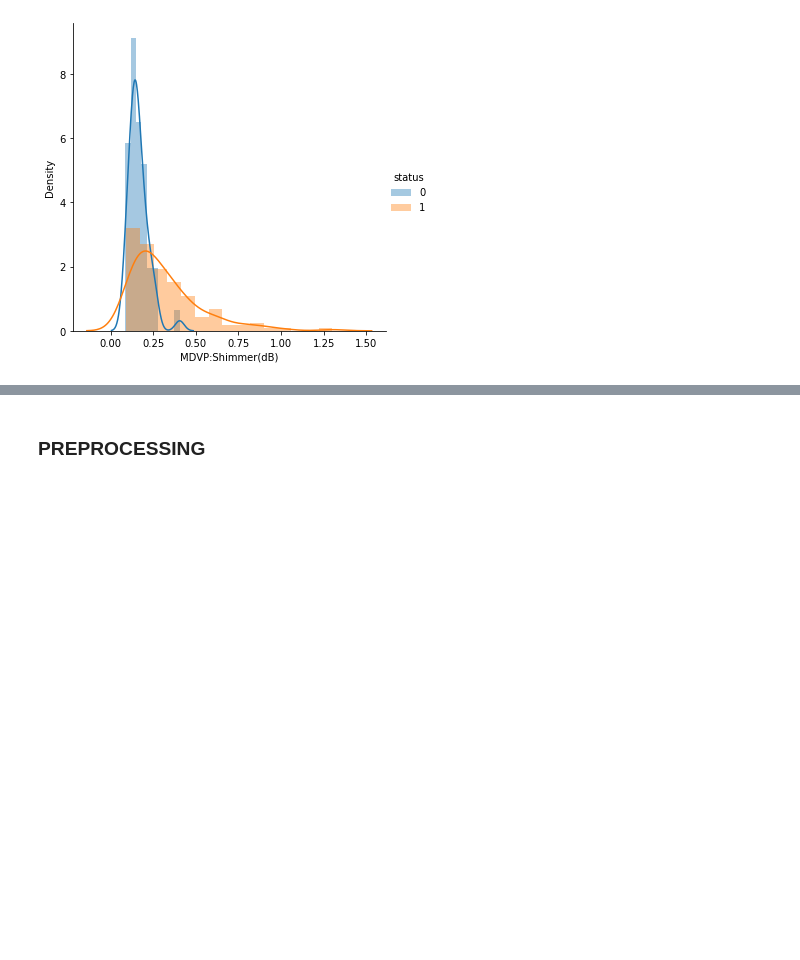
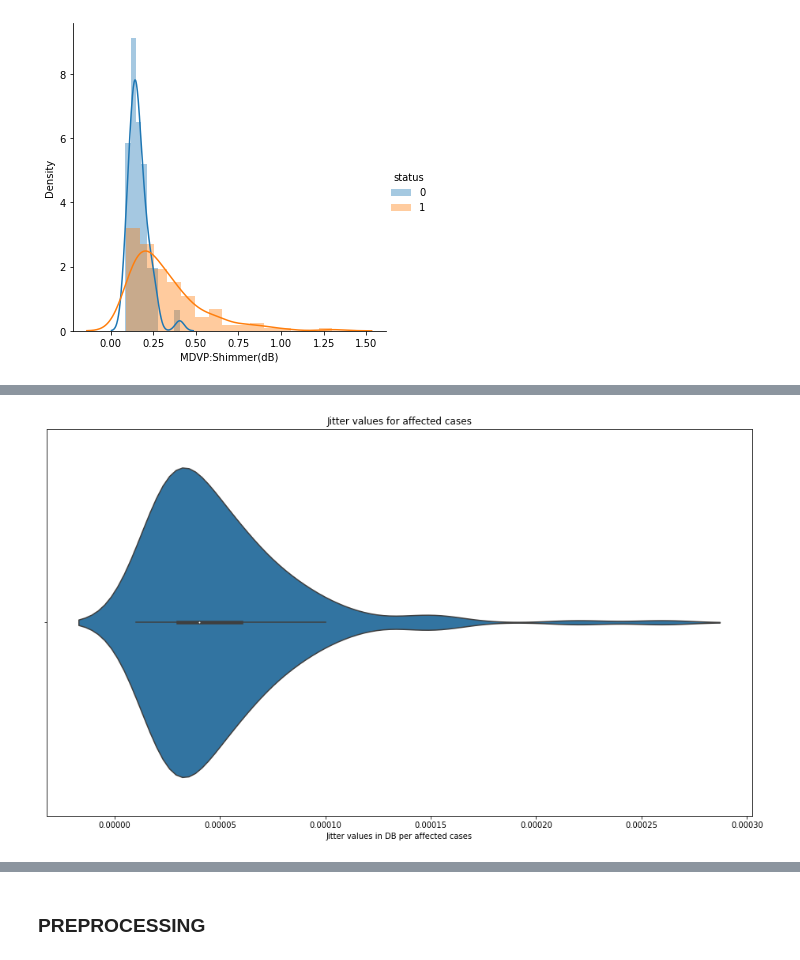
Before and after one commit to jmart95/Parkinsons-Detection-PCA-XGBoost, a Jupyter notebook: parkinsons_detection_xgboost.ipynb, the cells around one changed output, grey strips where cells are left out. Saved outputs shown, nothing was run; the diff lists cells and outputs as text; code cells hidden in the pictures; blank space fills up the shorter version.

```diff
--- a/parkinsons_detection_xgboost.ipynb
+++ b/parkinsons_detection_xgboost.ipynb
@@ -244,0 +260,7 @@ plt.show()
+# %%
+sns.violinplot(affected_MDVP)
+plt.title('Jitter values for affected cases')
+plt.xlabel('Jitter values in DB per affected cases')
+plt.show()
+# %% [output]
+[figure, added]
```
Also changed, not shown: parts of 18 cells of this notebook.
